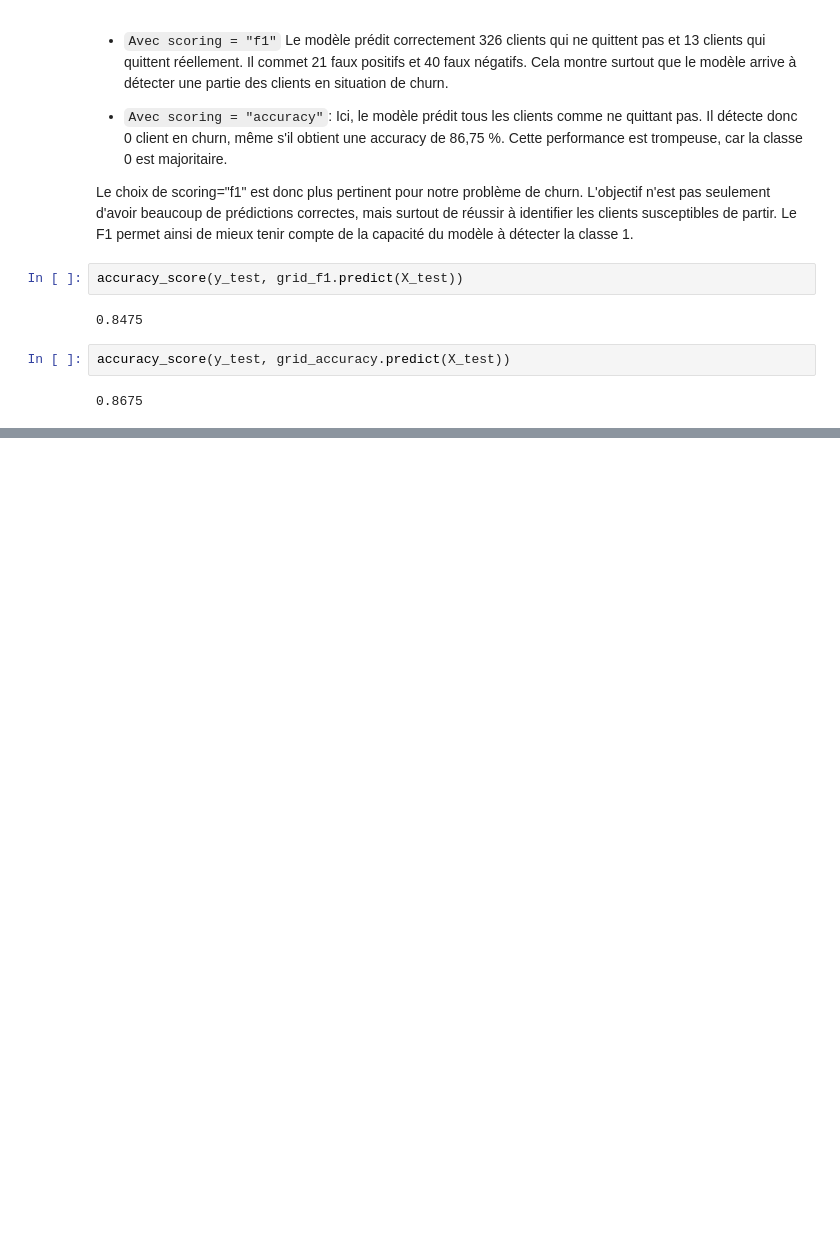
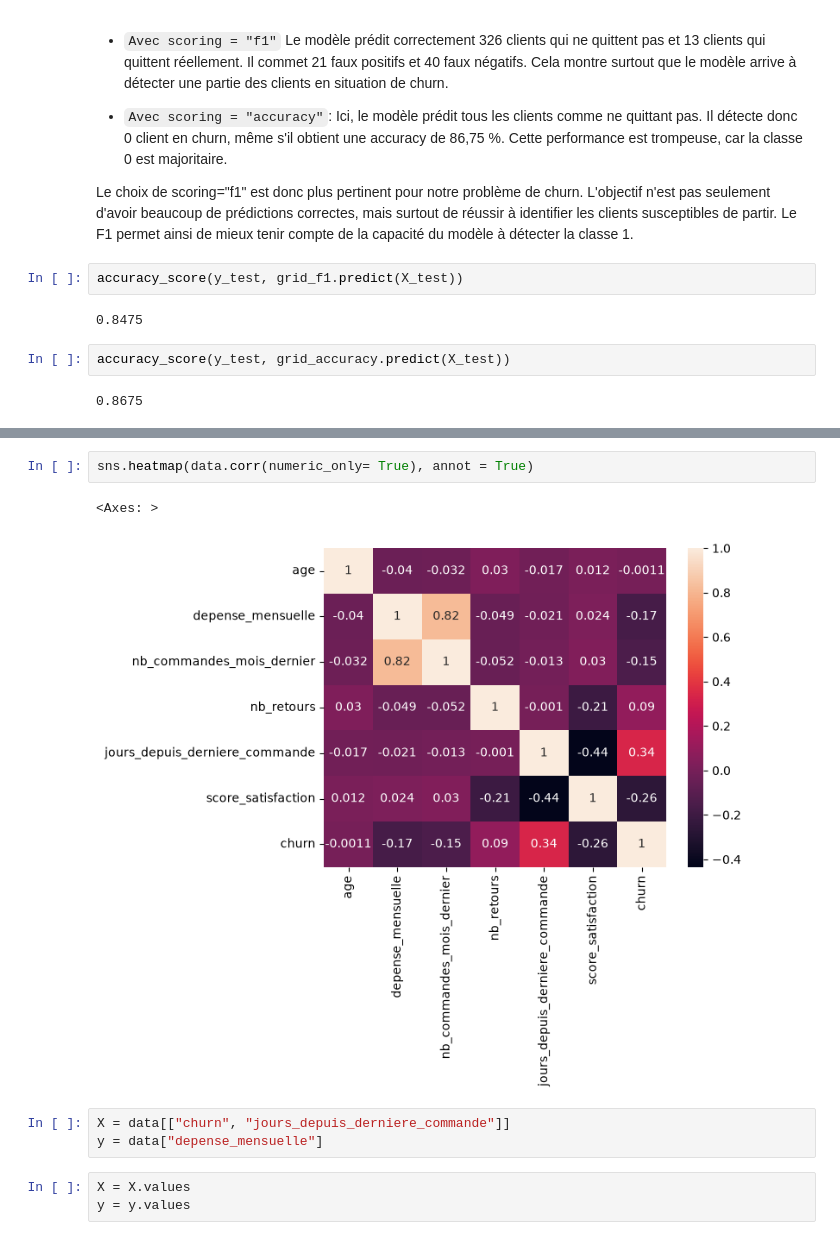
Before and after one commit to SAKPANI/Formation-Data_Science-et-Machine-Learning, a Jupyter notebook: Machine_Learning/MODELES/apprendre_modeles_ML.ipynb, the cells around one changed output, grey strips where cells are left out. Drawn from its saved outputs; the diff is of its cells as text; blank space fills up the shorter version.

```diff
--- a/Machine_Learning/MODELES/apprendre_modeles_ML.ipynb
+++ b/Machine_Learning/MODELES/apprendre_modeles_ML.ipynb
@@ -502,0 +525,11 @@ display(df_rapport)
+# %%
+sns.heatmap(data.corr(numeric_only= True), annot = True)
+# %% [output]
+<Axes: >
+[figure, added]
+# %%
+X = data[["churn", "jours_depuis_derniere_commande"]]
+y = data["depense_mensuelle"]
+# %%
+X = X.values
+y = y.values
```
Also changed, not shown: parts of 12 cells of this notebook, 3 other files.
